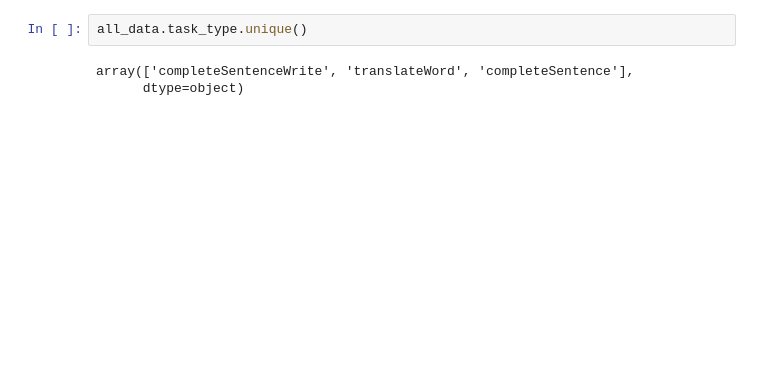
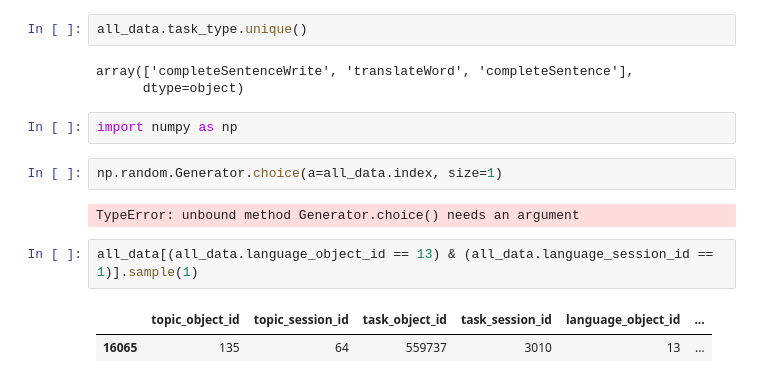
Before and after one commit to Krage56/student-automata, a Jupyter notebook: task_test.ipynb, the cells around one changed output. Saved outputs shown, nothing was run; the diff lists cells and outputs as text; blank space fills up the shorter version.

Commit message:
Pandas random choise

```diff
--- a/task_test.ipynb
+++ b/task_test.ipynb
@@ -227,3 +215,14 @@ all_data.task_type.unique()
 # %% [output]
 array(['completeSentenceWrite', 'translateWord', 'completeSentence'],
       dtype=object)
+# %%
+import numpy as np
+# %%
+np.random.Generator.choice(a=all_data.index, size=1)
+# %% [output]
+TypeError: unbound method Generator.choice() needs an argument
+# %%
+all_data[(all_data.language_object_id == 13) & (all_data.language_session_id == 1)].sample(1)
+# %% [output]
+|  | topic_object_id | topic_session_id | task_object_id | task_session_id | language_object_id | ... |
+| 16065 | 135 | 64 | 559737 | 3010 | 13 | ... |
```
Also changed, not shown: parts of 5 cells of this notebook.
